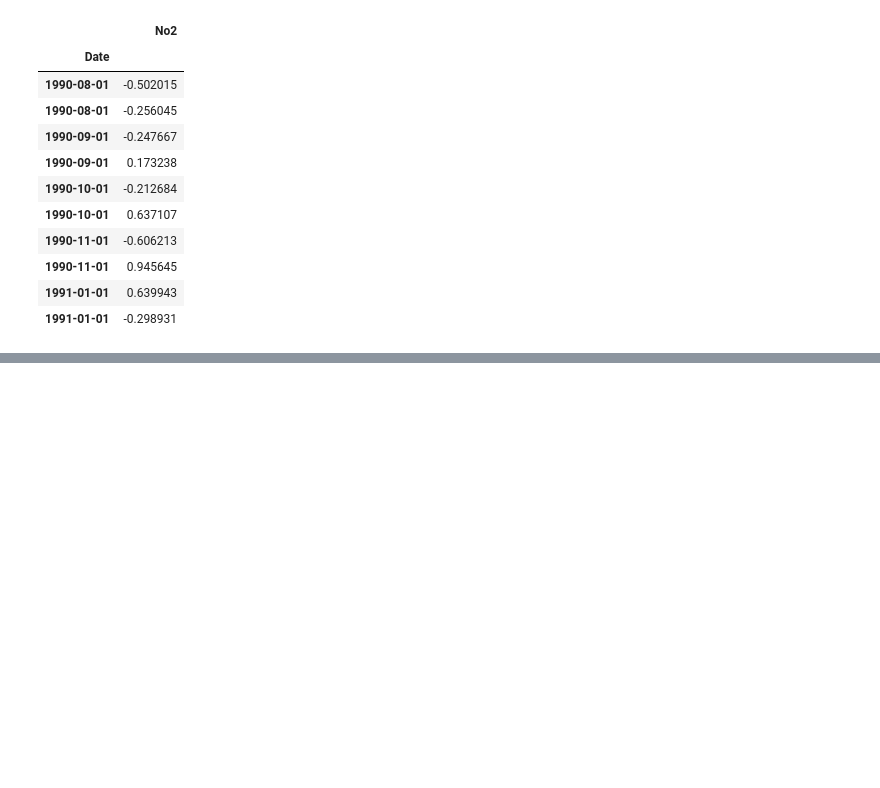
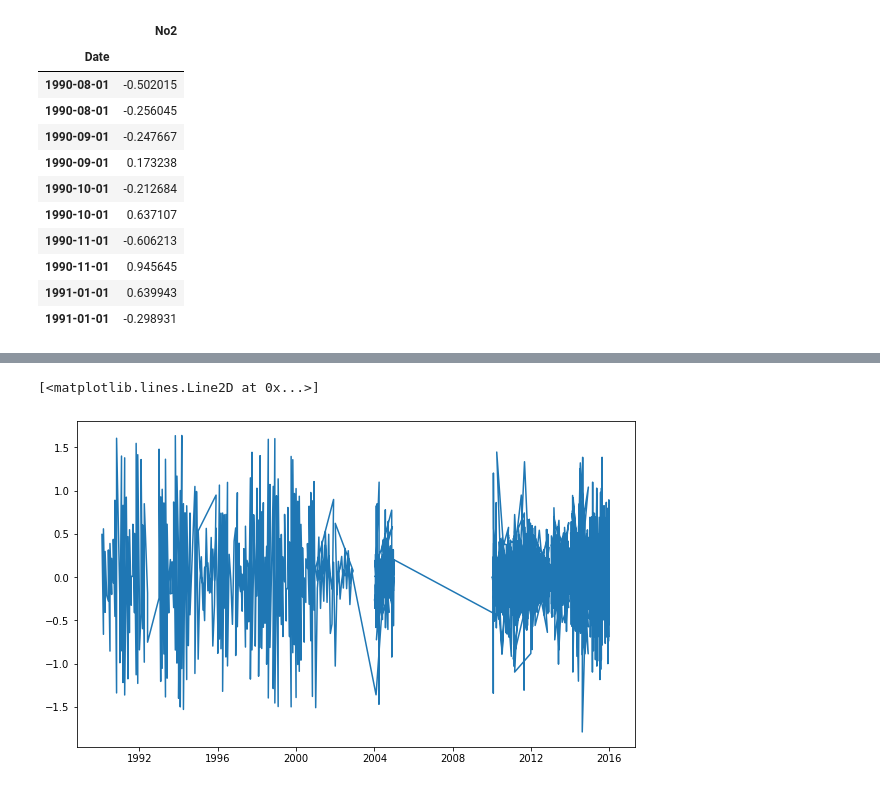
Before and after one commit to poojagopu/AirPollutionPrediction, a Jupyter notebook: code.ipynb, the cells around one changed output, grey strips where cells are left out. Cells and saved outputs as stored; diff of their text form; code cells hidden in the pictures; blank space fills up the shorter version.

```diff
--- a/code.ipynb
+++ b/code.ipynb
@@ -130,0 +188,6 @@ datasetLogScaleMinusMovingAverage.head(10)
+# %%
+datasetLogDiffShifting=indexedDataset_logScale-indexedDataset_logScale.shift()
+plt.plot(datasetLogDiffShifting)
+# %% [output]
+[<matplotlib.lines.Line2D at 0x...>]
+[figure, added]
```
Also changed, not shown: parts of 6 cells of this notebook.
